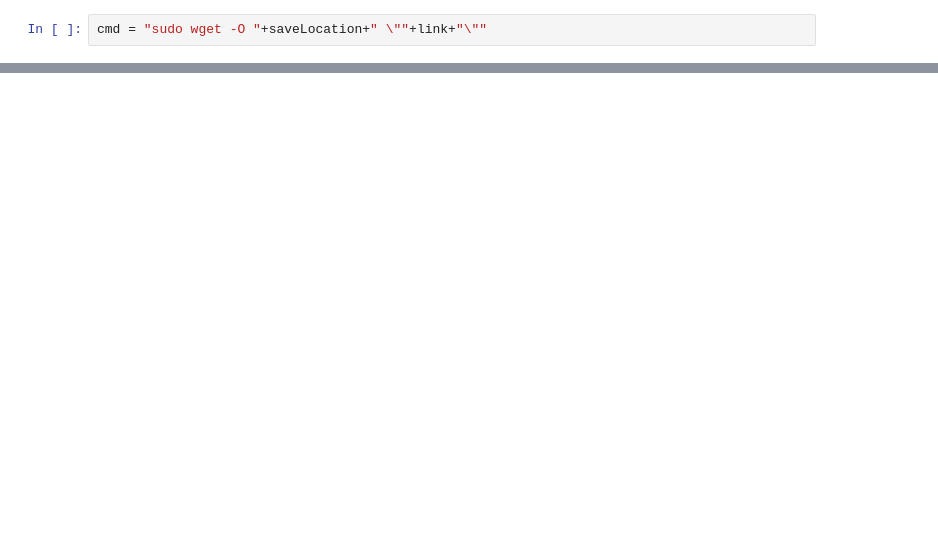
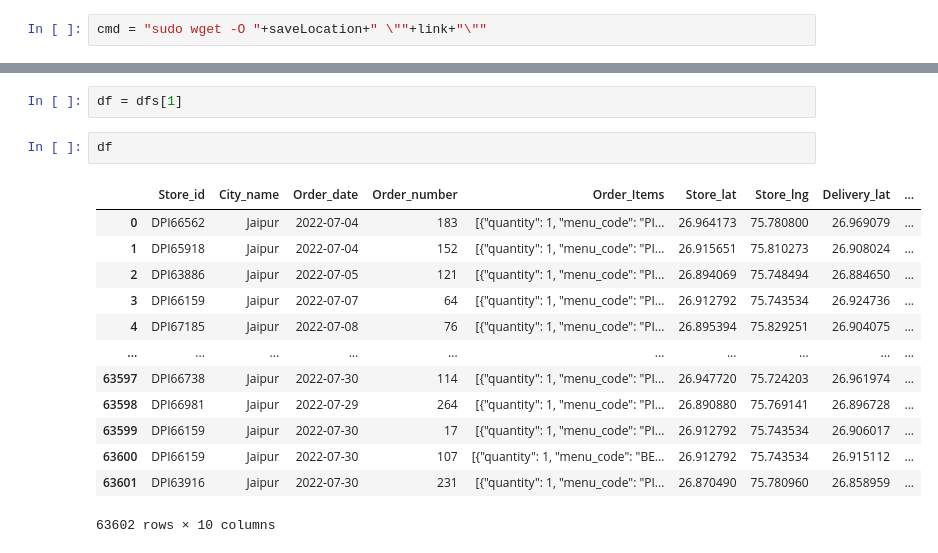
Before and after one commit to manoj2601/Dominos-Data-Analysis, a Jupyter notebook: mapCreation/getBounds.ipynb, the cells around one changed output, grey strips where cells are left out. Cells and saved outputs as stored; diff of their text form; blank space fills up the shorter version.

```diff
--- a/mapCreation/getBounds.ipynb
+++ b/mapCreation/getBounds.ipynb
@@ -76,0 +180,18 @@ cmd
+# %%
+df = dfs[1]
+# %%
+df
+# %% [output]
+|  | Store_id | City_name | Order_date | Order_number | Order_Items | Store_lat | Store_lng | Delivery_lat | ... |
+| 0 | DPI66562 | Jaipur | 2022-07-04 | 183 | [{"quantity": 1, "menu_code": "PI... | 26.964173 | 75.780800 | 26.969079 | ... |
+| 1 | DPI65918 | Jaipur | 2022-07-04 | 152 | [{"quantity": 1, "menu_code": "PI... | 26.915651 | 75.810273 | 26.908024 | ... |
+| 2 | DPI63886 | Jaipur | 2022-07-05 | 121 | [{"quantity": 1, "menu_code": "PI... | 26.894069 | 75.748494 | 26.884650 | ... |
+| 3 | DPI66159 | Jaipur | 2022-07-07 | 64 | [{"quantity": 1, "menu_code": "PI... | 26.912792 | 75.743534 | 26.924736 | ... |
+| 4 | DPI67185 | Jaipur | 2022-07-08 | 76 | [{"quantity": 1, "menu_code": "PI... | 26.895394 | 75.829251 | 26.904075 | ... |
+| ... | ... | ... | ... | ... | ... | ... | ... | ... | ... |
+| 63597 | DPI66738 | Jaipur | 2022-07-30 | 114 | [{"quantity": 1, "menu_code": "PI... | 26.947720 | 75.724203 | 26.961974 | ... |
+| 63598 | DPI66981 | Jaipur | 2022-07-29 | 264 | [{"quantity": 1, "menu_code": "PI... | 26.890880 | 75.769141 | 26.896728 | ... |
+| 63599 | DPI66159 | Jaipur | 2022-07-30 | 17 | [{"quantity": 1, "menu_code": "PI... | 26.912792 | 75.743534 | 26.906017 | ... |
+| 63600 | DPI66159 | Jaipur | 2022-07-30 | 107 | [{"quantity": 1, "menu_code": "BE... | 26.912792 | 75.743534 | 26.915112 | ... |
+| 63601 | DPI63916 | Jaipur | 2022-07-30 | 231 | [{"quantity": 1, "menu_code": "PI... | 26.870490 | 75.780960 | 26.858959 | ... |
+63602 rows × 10 columns
```
Also changed, not shown: parts of 22 cells of this notebook, 22 other files.
